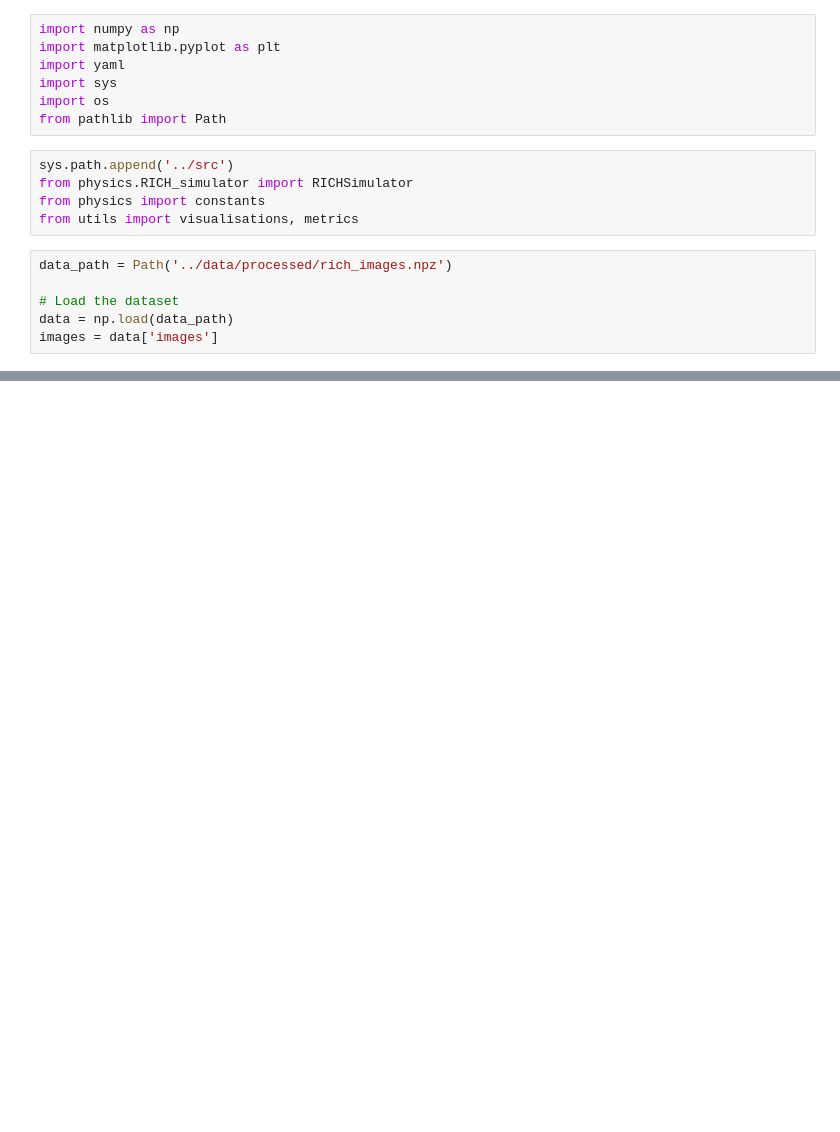
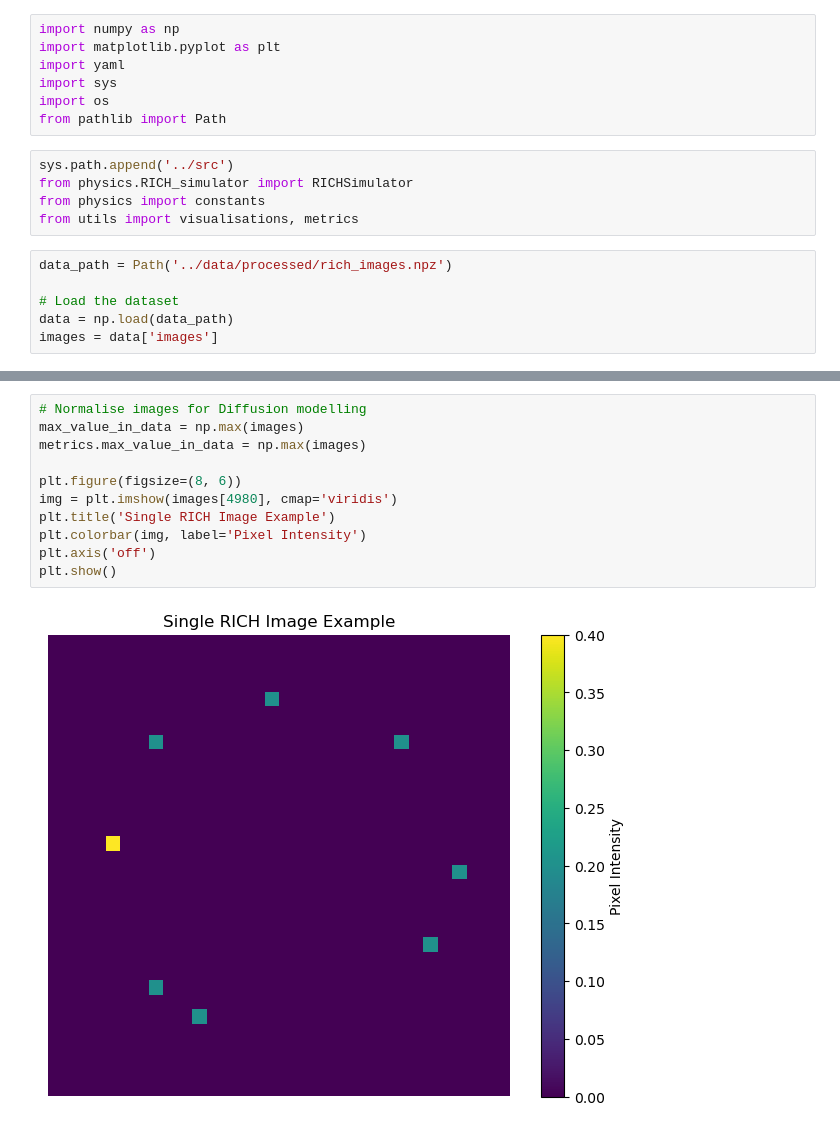
Before and after one commit to EdwardWardell02/Fast_RICH_Simulation_with_Diffusion, a Jupyter notebook: notebooks/02_data_exploration.ipynb, the cells around one changed output, grey strips where cells are left out. Cells and saved outputs as stored; diff of their text form; blank space fills up the shorter version.

```diff
--- a/notebooks/02_data_exploration.ipynb
+++ b/notebooks/02_data_exploration.ipynb
@@ -29,0 +30,13 @@ plt.show()
+# %%
+# Normalise images for Diffusion modelling
+max_value_in_data = np.max(images)
+metrics.max_value_in_data = np.max(images)
+
+plt.figure(figsize=(8, 6))
+img = plt.imshow(images[4980], cmap='viridis')
+plt.title('Single RICH Image Example')
+plt.colorbar(img, label='Pixel Intensity')
+plt.axis('off')
+plt.show()
+# %% [output]
+[figure, added]
```
Also changed, not shown: parts of 1 cell of this notebook, 5 other files.
